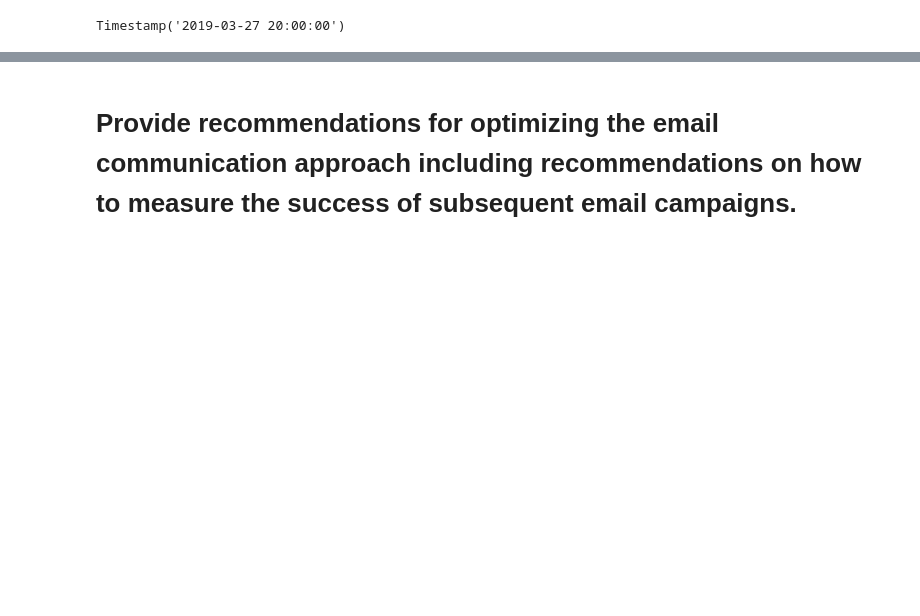
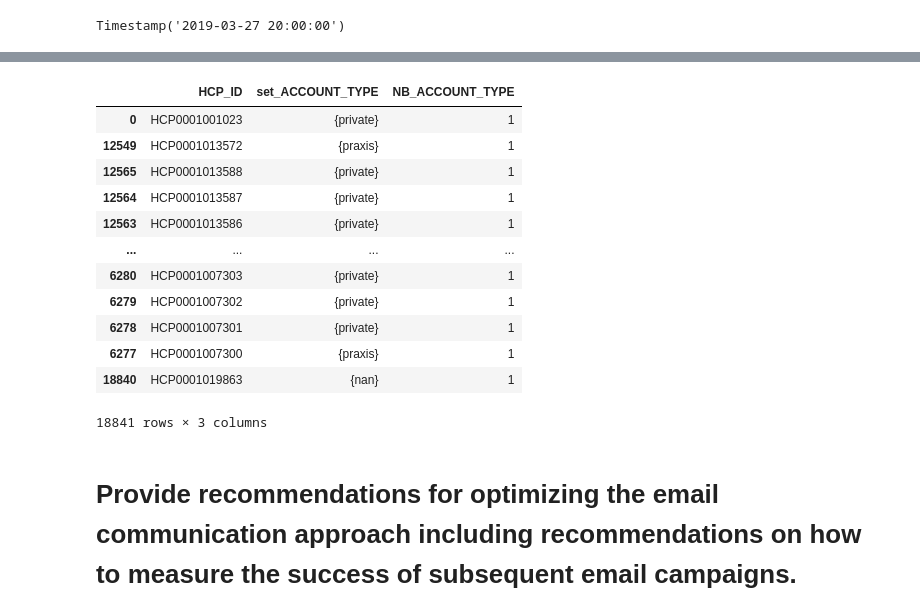
Before and after one commit to ck-unifr/analysis_email_performance, a Jupyter notebook: analysis_email_performance.ipynb, the cells around one changed output, grey strips where cells are left out. Saved outputs shown, nothing was run; the diff lists cells and outputs as text; code cells hidden in the pictures; blank space fills up the shorter version.

```diff
--- a/analysis_email_performance.ipynb
+++ b/analysis_email_performance.ipynb
@@ -486,3 +486,12 @@ Timestamp('2017-03-04 09:00:00')
 df[df['PRODUKT'] == 'Produkt 1']['DATE_TIME'].max()
 # %% [output]
 Timestamp('2019-03-27 20:00:00')
+# %%
+def get_nb_types(row):
+    return len(row['set_ACCOUNT_TYPE'])
+
+group_product = df.groupby(['PRODUKT'])['ACCOUNT_TYPE'].apply(set).reset_index(name='set_ACCOUNT_TYPE')
+
+group_product['NB_ACCOUNT_TYPE'] = group_product.apply(get_nb_types, axis=1)
+
+group_product.sort_values(by='NB_ACCOUNT_TYPE', ascending=False, inplace=True)
@@ -489,2 +529,27 @@ Timestamp('2019-03-27 20:00:00')
+# %%
+def get_nb_types(row):
+    return len(row['set_ACCOUNT_TYPE'])
+
+group_hcp = df.groupby(['HCP_ID'])['ACCOUNT_TYPE'].apply(set).reset_index(name='set_ACCOUNT_TYPE')
+
+group_hcp['NB_ACCOUNT_TYPE'] = group_hcp.apply(get_nb_types, axis=1)
+
+group_hcp.sort_values(by='NB_ACCOUNT_TYPE', ascending=False, inplace=True)
+# %%
+group_hcp
+# %% [output]
+|  | HCP_ID | set_ACCOUNT_TYPE | NB_ACCOUNT_TYPE |
+| 0 | HCP0001001023 | {private} | 1 |
+| 12549 | HCP0001013572 | {praxis} | 1 |
+| 12565 | HCP0001013588 | {private} | 1 |
+| 12564 | HCP0001013587 | {private} | 1 |
+| 12563 | HCP0001013586 | {private} | 1 |
+| ... | ... | ... | ... |
+| 6280 | HCP0001007303 | {private} | 1 |
+| 6279 | HCP0001007302 | {private} | 1 |
+| 6278 | HCP0001007301 | {private} | 1 |
+| 6277 | HCP0001007300 | {praxis} | 1 |
+| 18840 | HCP0001019863 | {nan} | 1 |
+18841 rows × 3 columns
 # %% [markdown]
 # Provide recommendations for optimizing the email communication approach including recommendations on how to measure the success of subsequent email campaigns.
```
Also changed, not shown: parts of 3 cells of this notebook.
